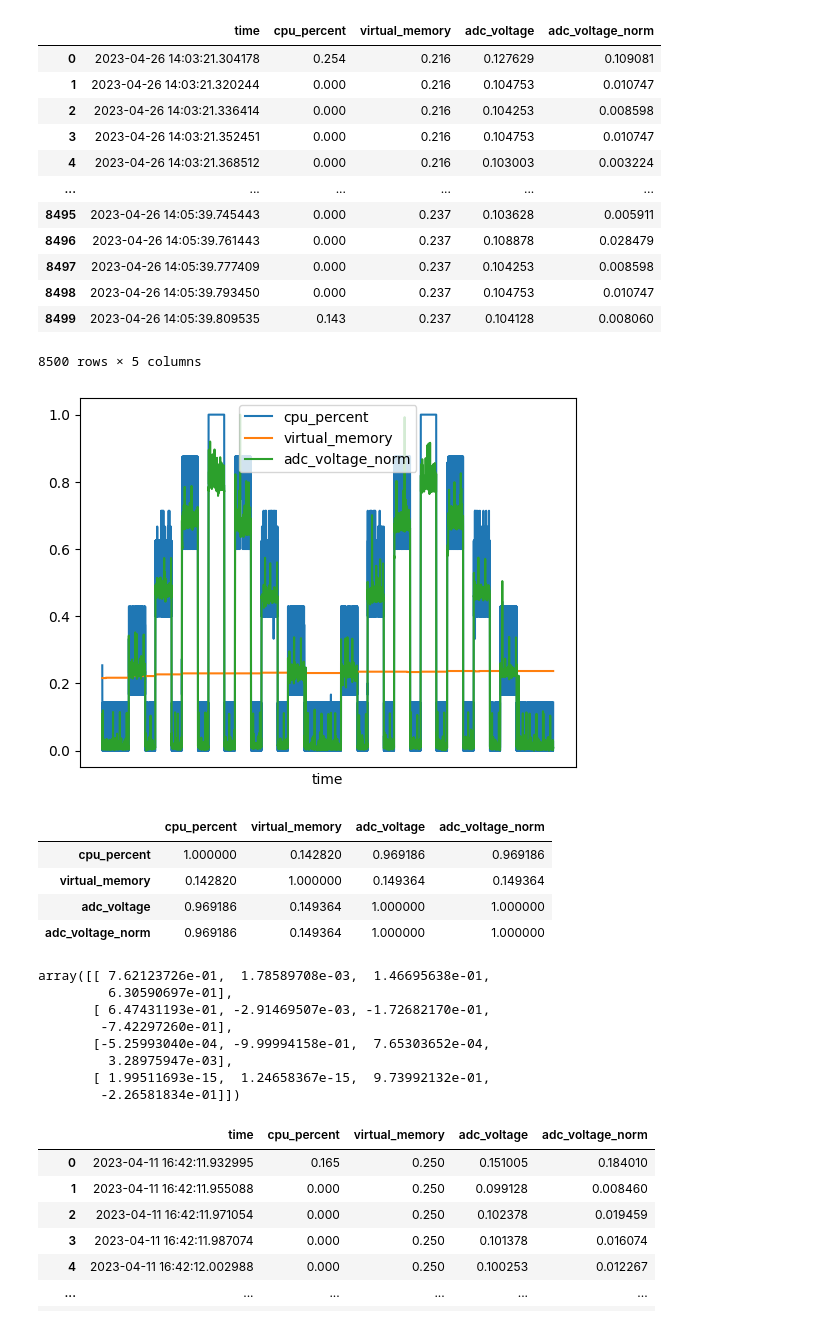
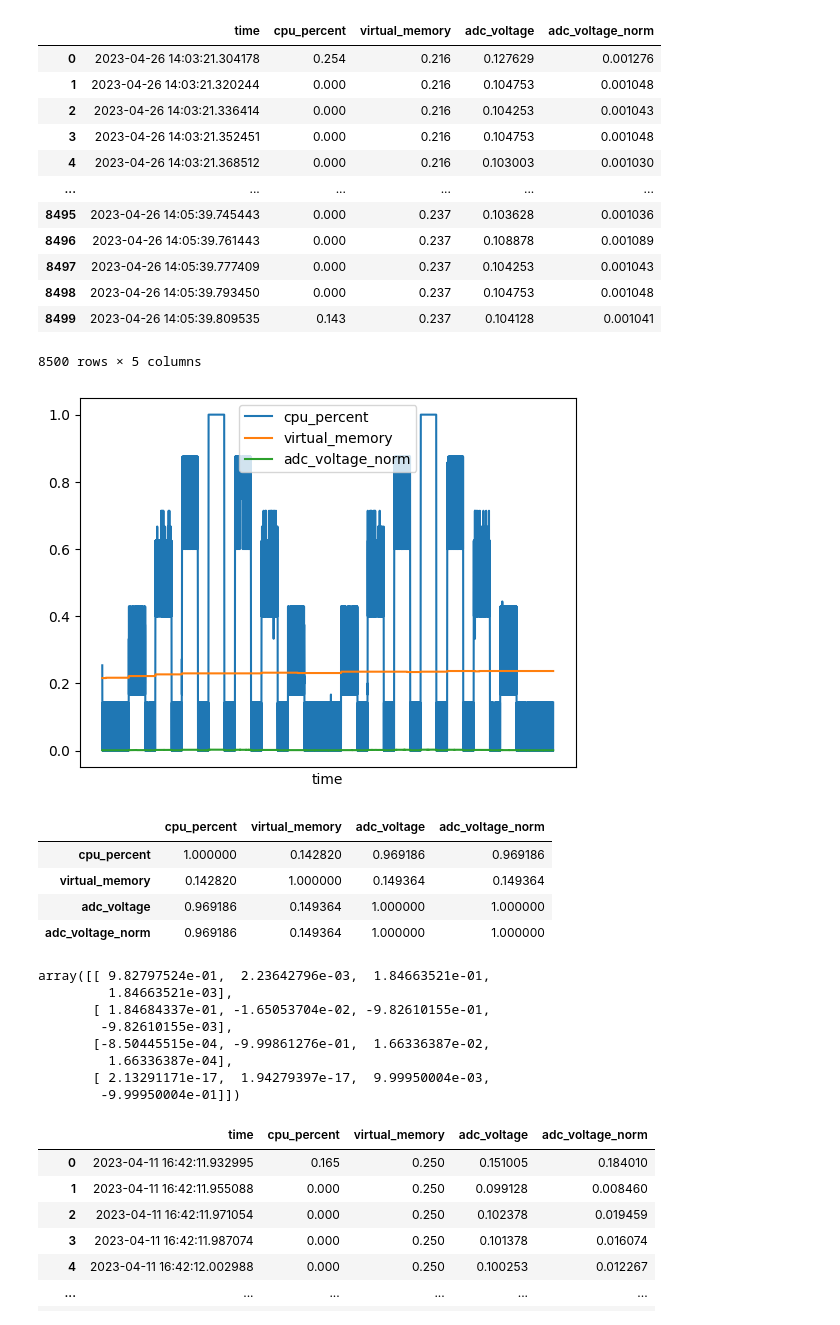
Before and after one commit to radshield/raspi-sel, a Jupyter notebook: analysis/cycles.ipynb, the cells around one changed output. Cells and saved outputs as stored; diff of their text form; code cells hidden in the pictures.

```diff
--- a/analysis/cycles.ipynb
+++ b/analysis/cycles.ipynb
@@ -14,33 +17,34 @@ cpu_df = pd.read_csv('../results/cycle_cpu.csv')
 
 cpu_df['cpu_percent'] = percent_scaling(cpu_df['cpu_percent'])
 cpu_df['virtual_memory'] = percent_scaling(cpu_df['virtual_memory'])
-cpu_df['adc_voltage_norm'] = min_max_scaling(cpu_df['adc_voltage'])
+cpu_df['adc_voltage_norm'] = percent_scaling(cpu_df['adc_voltage'])
 
 cpu_df
 # %% [output]
 |  | time | cpu_percent | virtual_memory | adc_voltage | adc_voltage_norm |
-| 0 | 2023-04-26 14:03:21.304178 | 0.254 | 0.216 | 0.127629 | 0.109081 |
-| 1 | 2023-04-26 14:03:21.320244 | 0.000 | 0.216 | 0.104753 | 0.010747 |
-| 2 | 2023-04-26 14:03:21.336414 | 0.000 | 0.216 | 0.104253 | 0.008598 |
-| 3 | 2023-04-26 14:03:21.352451 | 0.000 | 0.216 | 0.104753 | 0.010747 |
-| 4 | 2023-04-26 14:03:21.368512 | 0.000 | 0.216 | 0.103003 | 0.003224 |
+| 0 | 2023-04-26 14:03:21.304178 | 0.254 | 0.216 | 0.127629 | 0.001276 |
+| 1 | 2023-04-26 14:03:21.320244 | 0.000 | 0.216 | 0.104753 | 0.001048 |
+| 2 | 2023-04-26 14:03:21.336414 | 0.000 | 0.216 | 0.104253 | 0.001043 |
+| 3 | 2023-04-26 14:03:21.352451 | 0.000 | 0.216 | 0.104753 | 0.001048 |
+| 4 | 2023-04-26 14:03:21.368512 | 0.000 | 0.216 | 0.103003 | 0.001030 |
 | ... | ... | ... | ... | ... | ... |
-| 8495 | 2023-04-26 14:05:39.745443 | 0.000 | 0.237 | 0.103628 | 0.005911 |
-| 8496 | 2023-04-26 14:05:39.761443 | 0.000 | 0.237 | 0.108878 | 0.028479 |
-| 8497 | 2023-04-26 14:05:39.777409 | 0.000 | 0.237 | 0.104253 | 0.008598 |
-| 8498 | 2023-04-26 14:05:39.793450 | 0.000 | 0.237 | 0.104753 | 0.010747 |
-| 8499 | 2023-04-26 14:05:39.809535 | 0.143 | 0.237 | 0.104128 | 0.008060 |
+| 8495 | 2023-04-26 14:05:39.745443 | 0.000 | 0.237 | 0.103628 | 0.001036 |
+| 8496 | 2023-04-26 14:05:39.761443 | 0.000 | 0.237 | 0.108878 | 0.001089 |
+| 8497 | 2023-04-26 14:05:39.777409 | 0.000 | 0.237 | 0.104253 | 0.001043 |
+| 8498 | 2023-04-26 14:05:39.793450 | 0.000 | 0.237 | 0.104753 | 0.001048 |
+| 8499 | 2023-04-26 14:05:39.809535 | 0.143 | 0.237 | 0.104128 | 0.001041 |
 8500 rows × 5 columns
 # %%
-cpu_df.plot(x='time', y=['cpu_percent','virtual_memory','adc_voltage_norm'])
+cpu_df_plot = cpu_df.plot(x='time', y=['cpu_percent','virtual_memory','adc_voltage_norm'])
 plt.tick_params(
     axis='x',          # changes apply to the x-axis
     which='both',      # both major and minor ticks are affected
     bottom=False,      # ticks along the bottom edge are off
     top=False,         # ticks along the top edge are off
     labelbottom=False)
+cpu_df_plot.get_figure().savefig('cpu_stress_test.pdf', format='pdf')
 # %% [output]
-[figure, old version]
+[figure, new version]
 # %%
 cpu_df.drop('time', axis=1).corr()
 # %% [output]
@@ -54,14 +58,14 @@ cpu_pca = PCA(n_components=4)
 cpu_pca.fit(cpu_df.drop('time', axis=1))
 cpu_pca.components_
 # %% [output]
-array([[ 7.62123726e-01,  1.78589708e-03,  1.46695638e-01,
-         6.30590697e-01],
-       [ 6.47431193e-01, -2.91469507e-03, -1.72682170e-01,
-        -7.42297260e-01],
-       [-5.25993040e-04, -9.99994158e-01,  7.65303652e-04,
-         3.28975947e-03],
-       [ 1.99511693e-15,  1.24658367e-15,  9.73992132e-01,
-        -2.26581834e-01]])
+array([[ 9.82797524e-01,  2.23642796e-03,  1.84663521e-01,
+         1.84663521e-03],
+       [ 1.84684337e-01, -1.65053704e-02, -9.82610155e-01,
+        -9.82610155e-03],
+       [-8.50445515e-04, -9.99861276e-01,  1.66336387e-02,
+         1.66336387e-04],
+       [ 2.13291171e-17,  1.94279397e-17,  9.99950004e-03,
+        -9.99950004e-01]])
 # %%
 mem_df = pd.read_csv('../results/cycle_mem.csv')
 
```
Also changed, not shown: parts of 6 cells of this notebook, 2 other files.
